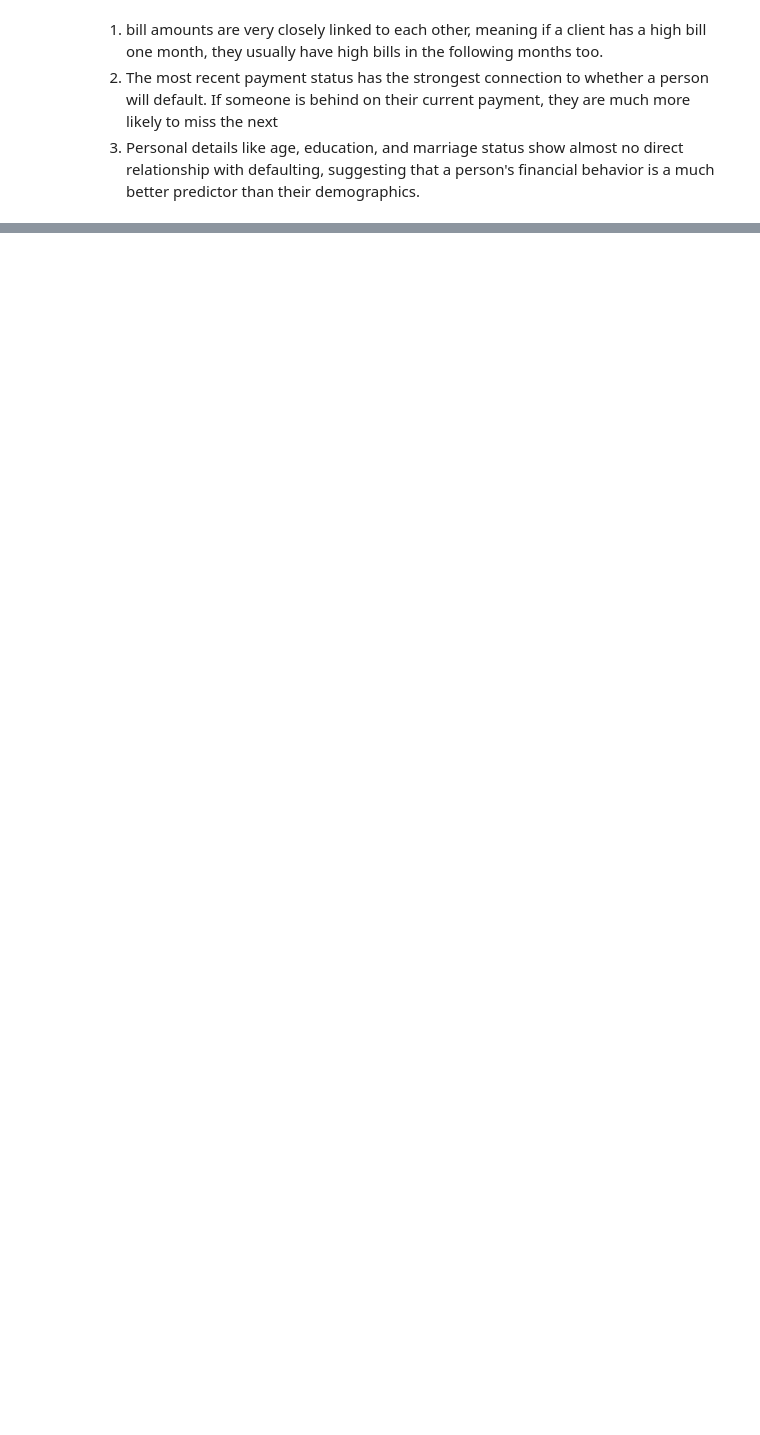
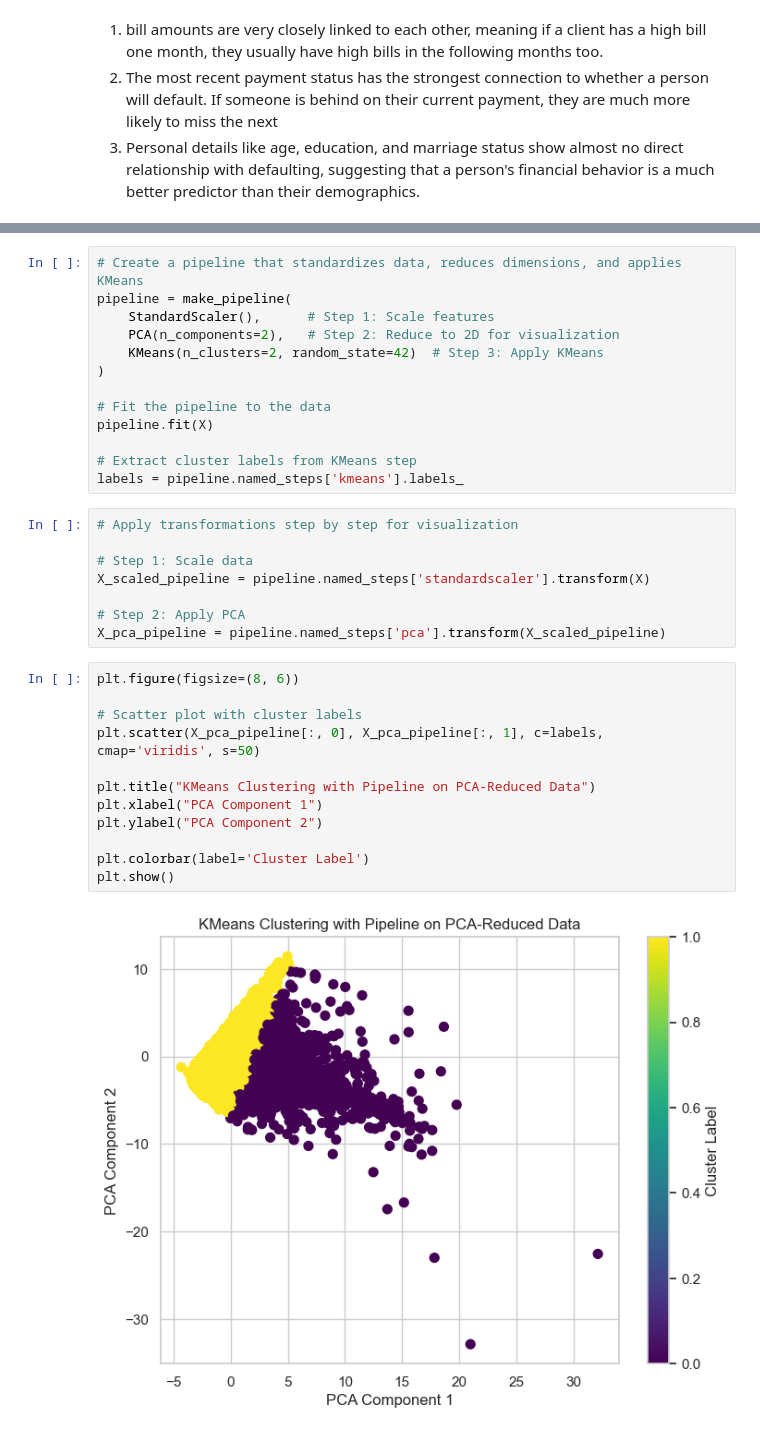
Before and after one commit to Denim951/credit-card-default-prediction, a Jupyter notebook: credit-default-analysis.ipynb, the cells around one changed output, grey strips where cells are left out. Cells and saved outputs as stored; diff of their text form; blank space fills up the shorter version.

```diff
--- a/credit-default-analysis.ipynb
+++ b/credit-default-analysis.ipynb
@@ -351,0 +411,35 @@ plt.show()
+# %%
+# Create a pipeline that standardizes data, reduces dimensions, and applies KMeans
+pipeline = make_pipeline(
+    StandardScaler(),      # Step 1: Scale features
+    PCA(n_components=2),   # Step 2: Reduce to 2D for visualization
+    KMeans(n_clusters=2, random_state=42)  # Step 3: Apply KMeans
+)
+
+# Fit the pipeline to the data
+pipeline.fit(X)
+
+# Extract cluster labels from KMeans step
+labels = pipeline.named_steps['kmeans'].labels_
+# %%
+# Apply transformations step by step for visualization
+
+# Step 1: Scale data
+X_scaled_pipeline = pipeline.named_steps['standardscaler'].transform(X)
+
+# Step 2: Apply PCA
+X_pca_pipeline = pipeline.named_steps['pca'].transform(X_scaled_pipeline)
+# %%
+plt.figure(figsize=(8, 6))
+
+# Scatter plot with cluster labels
+plt.scatter(X_pca_pipeline[:, 0], X_pca_pipeline[:, 1], c=labels, cmap='viridis', s=50)
+
+plt.title("KMeans Clustering with Pipeline on PCA-Reduced Data")
+plt.xlabel("PCA Component 1")
+plt.ylabel("PCA Component 2")
+
+plt.colorbar(label='Cluster Label')
+plt.show()
+# %% [output]
+[figure, added]
```
Also changed, not shown: parts of 17 cells of this notebook.
